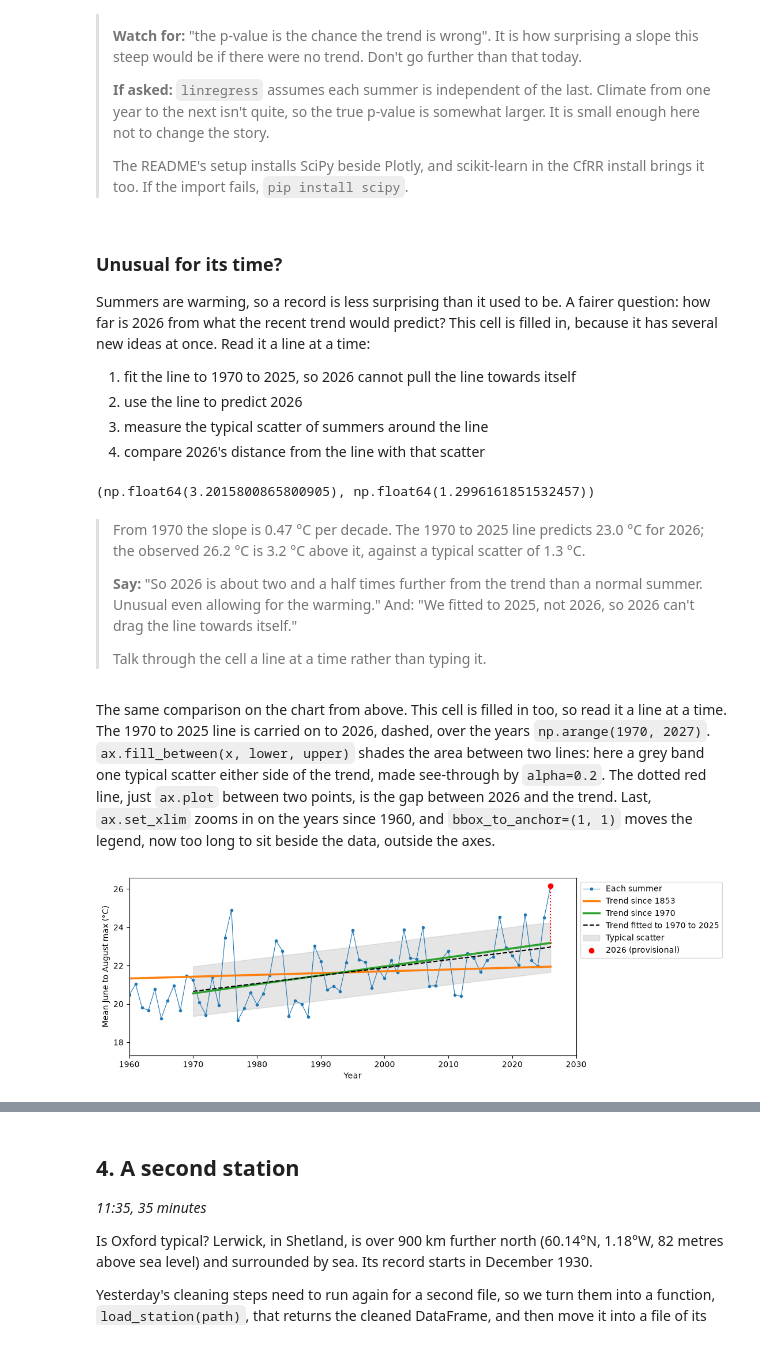
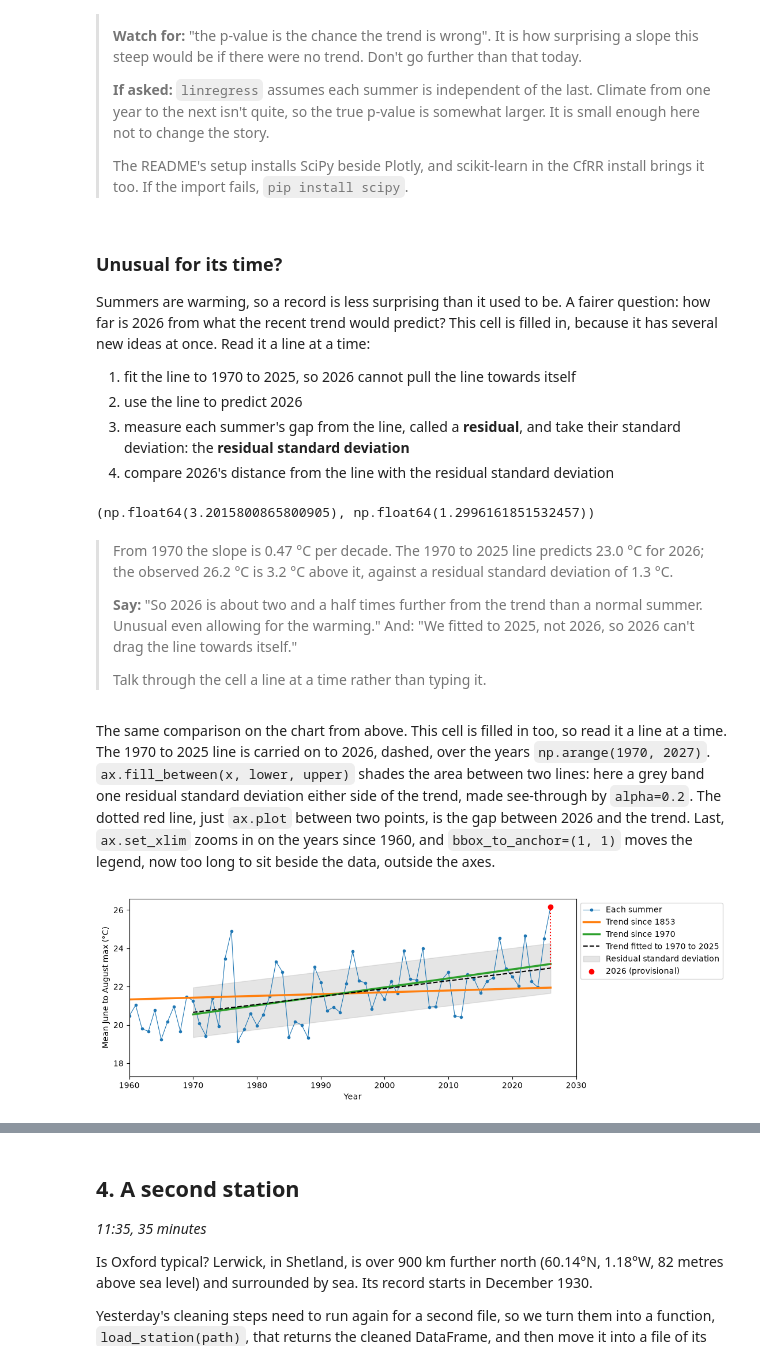
Before and after one commit to cafoala/cfrr-python-for-data-analysis, a Jupyter notebook: instructor/day2_demo.ipynb, the cells around one changed output, grey strips where cells are left out. Saved outputs shown, nothing was run; the diff lists cells and outputs as text; code cells hidden in the pictures.

```diff
--- a/instructor/day2_demo.ipynb
+++ b/instructor/day2_demo.ipynb
@@ -131,8 +111,8 @@ Year-to-year noise hides any slow change. A 10-year rolling mean averages each s
 # %%
-rolling = summer_tmax.rolling(10).mean()
+summer_tmax["rolling"] = summer_tmax["tmax"].rolling(10).mean()
 fig, ax = plt.subplots(figsize=(10, 4))
-ax.plot(summer_tmax.index, summer_tmax, marker=".", linewidth=0.8, label="Each summer")
-ax.plot(rolling.index, rolling, linewidth=2.5, label="10-year rolling mean")
+ax.plot(summer_tmax["yyyy"], summer_tmax["tmax"], marker=".", linewidth=0.8, label="Each summer")
+ax.plot(summer_tmax["yyyy"], summer_tmax["rolling"], linewidth=2.5, label="10-year rolling mean")
 ax.set_xlabel("Year")
 ax.set_ylabel("Mean June to August max (°C)")
 ax.legend()
@@ -144,5 +124,6 @@ Because we kept hold of `ax`, we can keep adding to the same chart. Highlight 20
 # %%
-ax.scatter(2026, summer_tmax[2026], color="red", zorder=3, label="2026 (provisional)")
+tmax_2026 = summer_tmax.loc[summer_tmax["yyyy"] == 2026, "tmax"].item()
+ax.scatter(2026, tmax_2026, color="red", zorder=3, label="2026 (provisional)")
 ax.legend()
 fig.savefig("summer_tmax.png", dpi=200, bbox_inches="tight")
 fig
@@ -291,8 +323,8 @@ A single line through every summer since 1853 treats the whole record alike. Fit
 >
 > **Watch for:** forgetting that `polyfit` gives °C per year. **Say:** "The x values are years, so the slope is per year. Times ten for per decade."
 # %%
-recent = summer_tmax.loc[1970:]
-recent_slope, recent_intercept = np.polyfit(recent.index, recent, 1)
+recent = summer_tmax[summer_tmax["yyyy"] >= 1970]
+recent_slope, recent_intercept = np.polyfit(recent["yyyy"], recent["tmax"], 1)
 recent_slope * 10  # °C per decade
 # %% [output]
 np.float64(0.47024889810733184)
@@ -353,34 +385,35 @@ Summers are warming, so a record is less surprising than it used to be. A fairer
 
 1. fit the line to 1970 to 2025, so 2026 cannot pull the line towards itself
 2. use the line to predict 2026
-3. measure the typical scatter of summers around the line
-4. compare 2026's distance from the line with that scatter
+3. measure each summer's gap from the line, called a **residual**, and take their standard deviation: the **residual standard deviation**
+4. compare 2026's distance from the line with the residual standard deviation
 # %%
-before = summer_tmax.loc[1970:2025]
-trend_slope, trend_intercept = np.polyfit(before.index, before, 1)
+before = recent[recent["yyyy"] <= 2025]
+trend_slope, trend_intercept = np.polyfit(before["yyyy"], before["tmax"], 1)
 expected_2026 = trend_slope * 2026 + trend_intercept
-scatter = (before - (trend_slope * before.index + trend_intercept)).std()
-summer_tmax[2026] - expected_2026, scatter
+residual_sd = (before["tmax"] - (trend_slope * before["yyyy"] + trend_intercept)).std()
+tmax_2026 - expected_2026, residual_sd
 # %% [output]
 (np.float64(3.2015800865800905), np.float64(1.2996161851532457))
 # %% [markdown]
-> From 1970 the slope is 0.47 °C per decade. The 1970 to 2025 line predicts 23.0 °C for 2026; the observed 26.2 °C is 3.2 °C above it, against a typical scatter of 1.3 °C.
+> From 1970 the slope is 0.47 °C per decade. The 1970 to 2025 line predicts 23.0 °C for 2026; the observed 26.2 °C is 3.2 °C above it, against a residual standard deviation of 1.3 °C.
 >
 > **Say:** "So 2026 is about two and a half times further from the trend than a normal summer. Unusual even allowing for the warming." And: "We fitted to 2025, not 2026, so 2026 can't drag the line towards itself."
 >
 > Talk through the cell a line at a time rather than typing it.
 # %% [markdown]
-The same comparison on the chart from above. This cell is filled in too, so read it a line at a time. The 1970 to 2025 line is carried on to 2026, dashed, over the years `np.arange(1970, 2027)`. `ax.fill_between(x, lower, upper)` shades the area between two lines: here a grey band one typical scatter either side of the trend, made see-through by `alpha=0.2`. The dotted red line, just `ax.plot` between two points, is the gap between 2026 and the trend. Last, `ax.set_xlim` zooms in on the years since 1960, and `bbox_to_anchor=(1, 1)` moves the legend, now too long to sit beside the data, outside the axes.
+The same comparison on the chart from above. This cell is filled in too, so read it a line at a time. The 1970 to 2025 line is carried on to 2026, dashed, over the years `np.arange(1970, 2027)`. `ax.fill_between(x, lower, upper)` shades the area between two lines: here a grey band one residual standard deviation either side of the trend, made see-through by `alpha=0.2`. The dotted red line, just `ax.plot` between two points, is the gap between 2026 and the trend. Last, `ax.set_xlim` zooms in on the years since 1960, and `bbox_to_anchor=(1, 1)` moves the legend, now too long to sit beside the data, outside the axes.
 # %%
 years = np.arange(1970, 2027)
 line = trend_slope * years + trend_intercept
 ax.plot(years, line, color="black", linestyle="--", label="Trend fitted to 1970 to 2025")
-ax.fill_between(years, line - scatter, line + scatter, color="grey", alpha=0.2, label="Typical scatter")
-ax.scatter(2026, summer_tmax[2026], color="red", zorder=3, label="2026 (provisional)")
-ax.plot([2026, 2026], [expected_2026, summer_tmax[2026]], color="red", linestyle=":")
+ax.fill_between(years, line - residual_sd, line + residual_sd, color="grey", alpha=0.2,
+                label="Residual standard deviation")
+ax.scatter(2026, tmax_2026, color="red", zorder=3, label="2026 (provisional)")
+ax.plot([2026, 2026], [expected_2026, tmax_2026], color="red", linestyle=":")
 ax.set_xlim(1960, 2030)
 ax.legend(loc="upper left", bbox_to_anchor=(1, 1))
 fig
 # %% [output]
-[figure, old version]
+[figure, new version]
 # %% [markdown]
```
Also changed, not shown: parts of 75 cells of this notebook, 4 other files.
